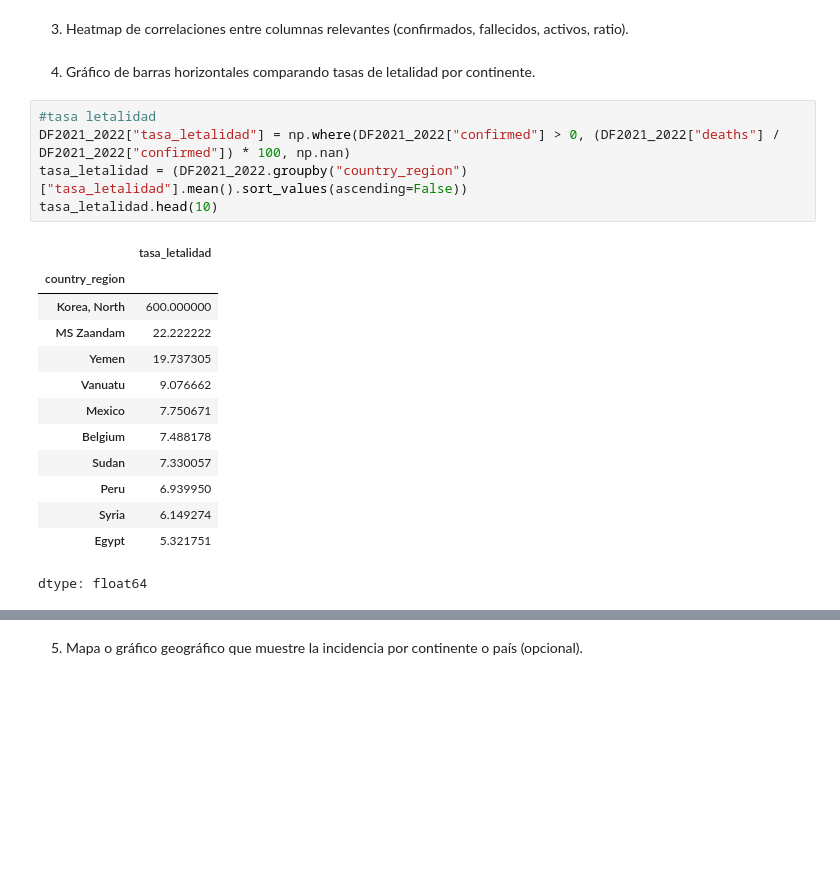
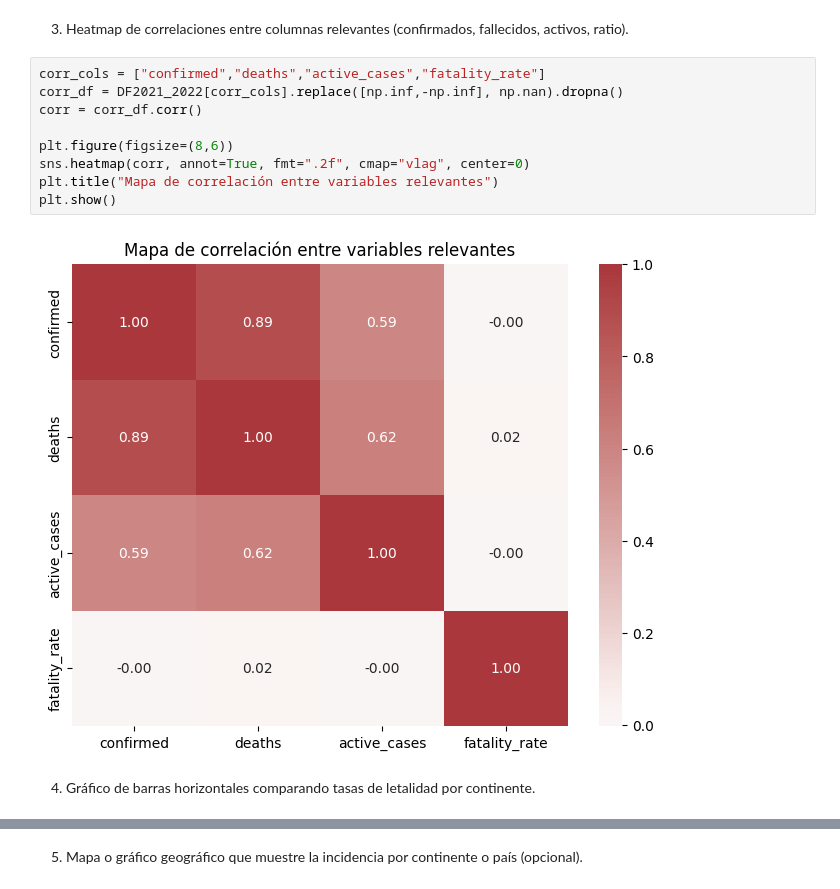
Before and after one commit to chileanpete/PROYECTO_SEMESTRAL_GESTION, a Jupyter notebook: 03_visualizaciones.ipynb, the cells around one changed output, grey strips where cells are left out. Cells and saved outputs as stored; diff of their text form; blank space fills up the shorter version.

```diff
--- a/03_visualizaciones.ipynb
+++ b/03_visualizaciones.ipynb
@@ -151,24 +177,16 @@ DF2021_2022["active_cases"] = DF2021_2022["confirmed"] - DF2021_2022["deaths"] -
 # %% [markdown]
 3. Heatmap de correlaciones entre columnas relevantes (confirmados, fallecidos, activos,
 ratio).
+# %%
+corr_cols = ["confirmed","deaths","active_cases","fatality_rate"]
+corr_df = DF2021_2022[corr_cols].replace([np.inf,-np.inf], np.nan).dropna()
+corr = corr_df.corr()
+
+plt.figure(figsize=(8,6))
+sns.heatmap(corr, annot=True, fmt=".2f", cmap="vlag", center=0)
+plt.title("Mapa de correlación entre variables relevantes")
+plt.show()
+# %% [output]
+[figure, added]
 # %% [markdown]
 4. Gráfico de barras horizontales comparando tasas de letalidad por continente.
-# %%
-#tasa letalidad
-DF2021_2022["tasa_letalidad"] = np.where(DF2021_2022["confirmed"] > 0, (DF2021_2022["deaths"] / DF2021_2022["confirmed"]) * 100, np.nan)
-tasa_letalidad = (DF2021_2022.groupby("country_region")["tasa_letalidad"].mean().sort_values(ascending=False))
-tasa_letalidad.head(10)
-# %% [output]
-|  | tasa_letalidad |
-| country_region |  |
-| Korea, North | 600.000000 |
-| MS Zaandam | 22.222222 |
-| Yemen | 19.737305 |
-| Vanuatu | 9.076662 |
-| Mexico | 7.750671 |
-| Belgium | 7.488178 |
-| Sudan | 7.330057 |
-| Peru | 6.939950 |
-| Syria | 6.149274 |
-| Egypt | 5.321751 |
-dtype: float64
```
Also changed, not shown: parts of 9 cells of this notebook.
